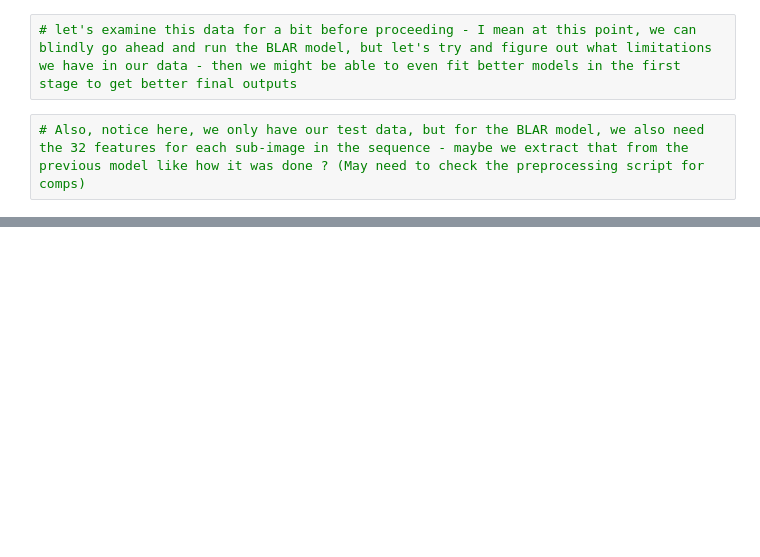
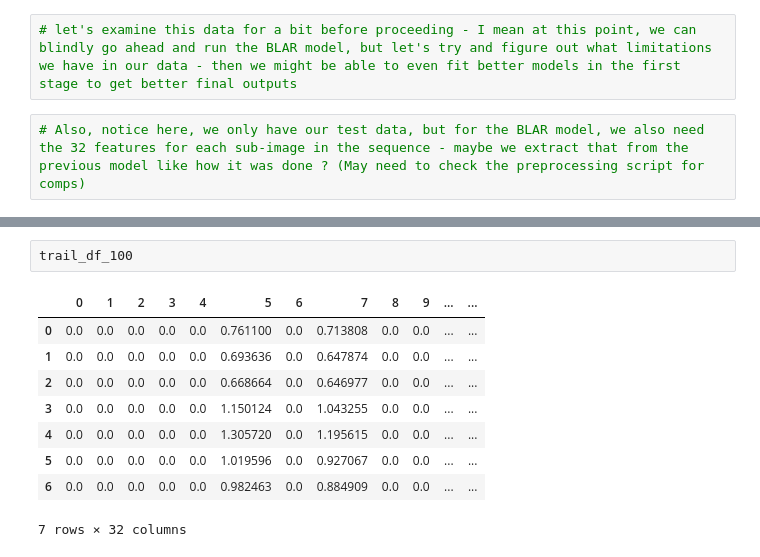
Before and after one commit to Gayara-Fernando/CNN_seq2seq_model, a Jupyter notebook: Ranodom_work.ipynb, the cells around one changed output, grey strips where cells are left out. Saved outputs shown, nothing was run; the diff lists cells and outputs as text; blank space fills up the shorter version.

```diff
--- a/Ranodom_work.ipynb
+++ b/Ranodom_work.ipynb
@@ -71,0 +157,12 @@ blk_0103_predicted_features.shape
+# %%
+trail_df_100
+# %% [output]
+|  | 0 | 1 | 2 | 3 | 4 | 5 | 6 | 7 | 8 | 9 | ... | ... |
+| 0 | 0.0 | 0.0 | 0.0 | 0.0 | 0.0 | 0.761100 | 0.0 | 0.713808 | 0.0 | 0.0 | ... | ... |
+| 1 | 0.0 | 0.0 | 0.0 | 0.0 | 0.0 | 0.693636 | 0.0 | 0.647874 | 0.0 | 0.0 | ... | ... |
+| 2 | 0.0 | 0.0 | 0.0 | 0.0 | 0.0 | 0.668664 | 0.0 | 0.646977 | 0.0 | 0.0 | ... | ... |
+| 3 | 0.0 | 0.0 | 0.0 | 0.0 | 0.0 | 1.150124 | 0.0 | 1.043255 | 0.0 | 0.0 | ... | ... |
+| 4 | 0.0 | 0.0 | 0.0 | 0.0 | 0.0 | 1.305720 | 0.0 | 1.195615 | 0.0 | 0.0 | ... | ... |
+| 5 | 0.0 | 0.0 | 0.0 | 0.0 | 0.0 | 1.019596 | 0.0 | 0.927067 | 0.0 | 0.0 | ... | ... |
+| 6 | 0.0 | 0.0 | 0.0 | 0.0 | 0.0 | 0.982463 | 0.0 | 0.884909 | 0.0 | 0.0 | ... | ... |
+7 rows × 32 columns
```
Also changed, not shown: parts of 29 cells of this notebook.
